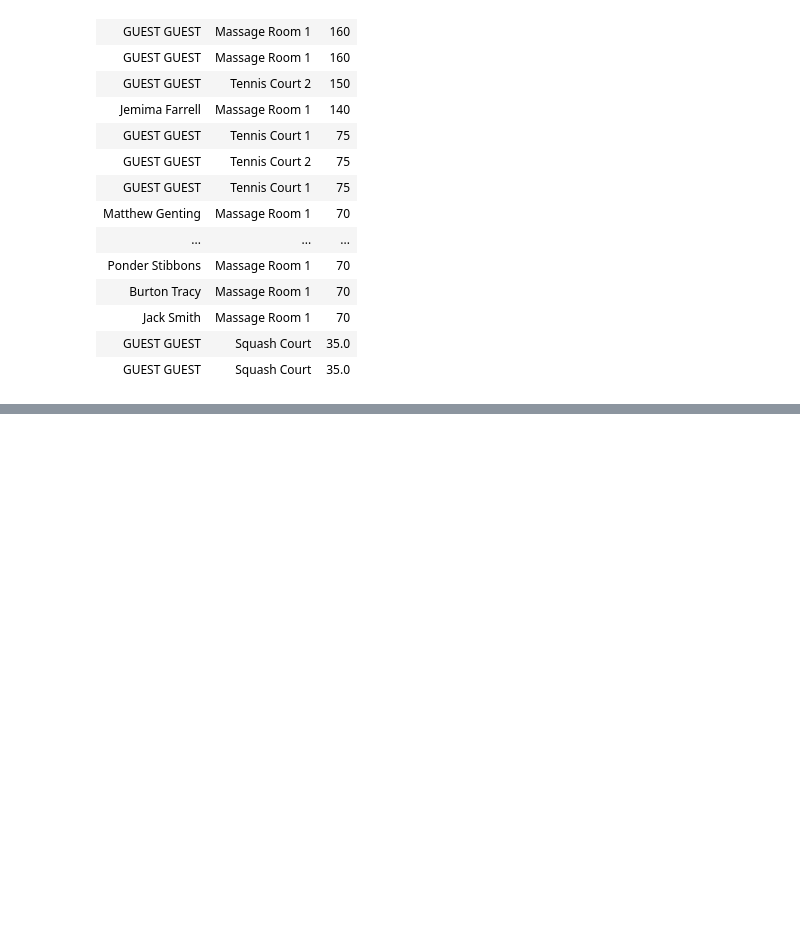
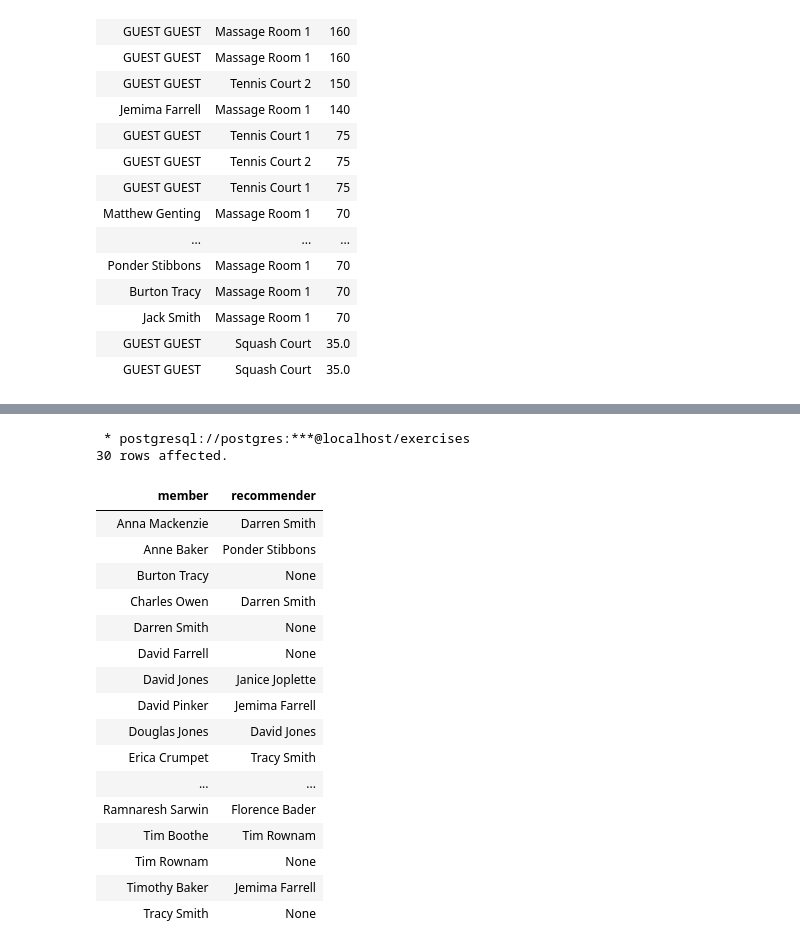
Before and after one commit to Yash9988/self-learn, a Jupyter notebook: practice/sql.ipynb, the cells around one changed output, grey strips where cells are left out. Saved outputs shown, nothing was run; the diff lists cells and outputs as text; code cells hidden in the pictures; blank space fills up the shorter version.

Commit message:
[Practice]<SQL>(JS){8/8} Completed all problems for the 'Joins and Subqueries' exercise.

```diff
--- a/practice/sql.ipynb
+++ b/practice/sql.ipynb
@@ -268,0 +277,33 @@ order by 3 desc
+# %%
+%%sql
+
+select distinct m.firstname || ' ' || m.surname member,
+
+(
+  select m2.firstname || ' ' || m2.surname
+  from cd.members m2
+  where m2.memid = m.recommendedby
+) recommender
+
+from cd.members m
+order by 1;
+# %% [output]
+ * postgresql://postgres:***@localhost/exercises
+30 rows affected.
+| member | recommender |
+| Anna Mackenzie | Darren Smith |
+| Anne Baker | Ponder Stibbons |
+| Burton Tracy | None |
+| Charles Owen | Darren Smith |
+| Darren Smith | None |
+| David Farrell | None |
+| David Jones | Janice Joplette |
+| David Pinker | Jemima Farrell |
+| Douglas Jones | David Jones |
+| Erica Crumpet | Tracy Smith |
+| ... | ... |
+| Ramnaresh Sarwin | Florence Bader |
+| Tim Boothe | Tim Rownam |
+| Tim Rownam | None |
+| Timothy Baker | Jemima Farrell |
+| Tracy Smith | None |
```
Also changed, not shown: parts of 4 cells of this notebook.
